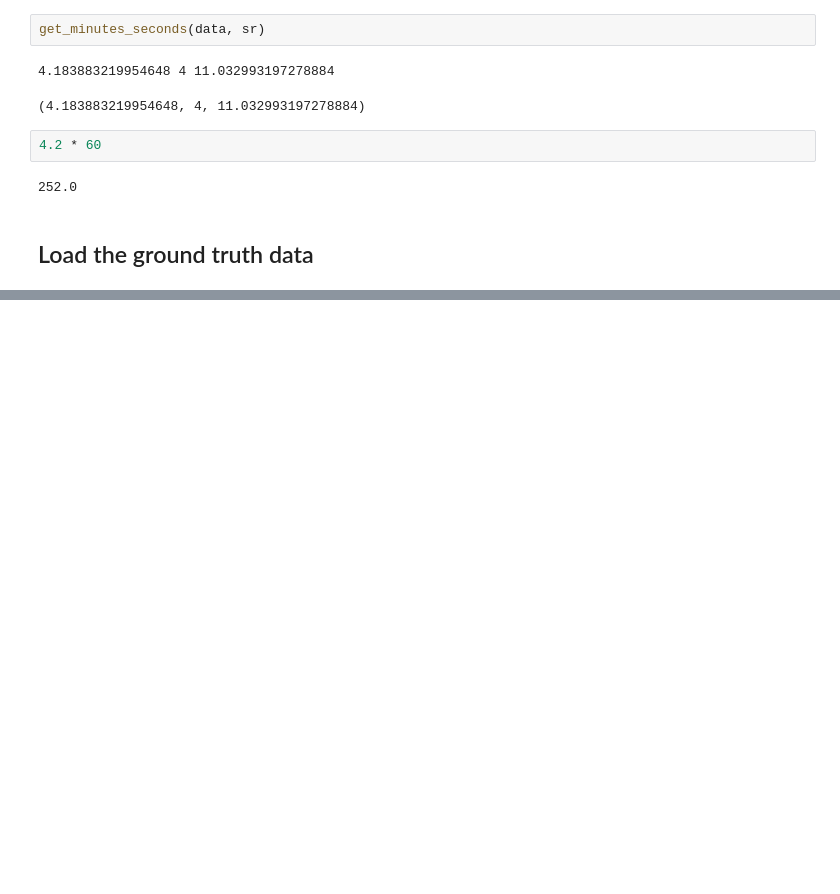
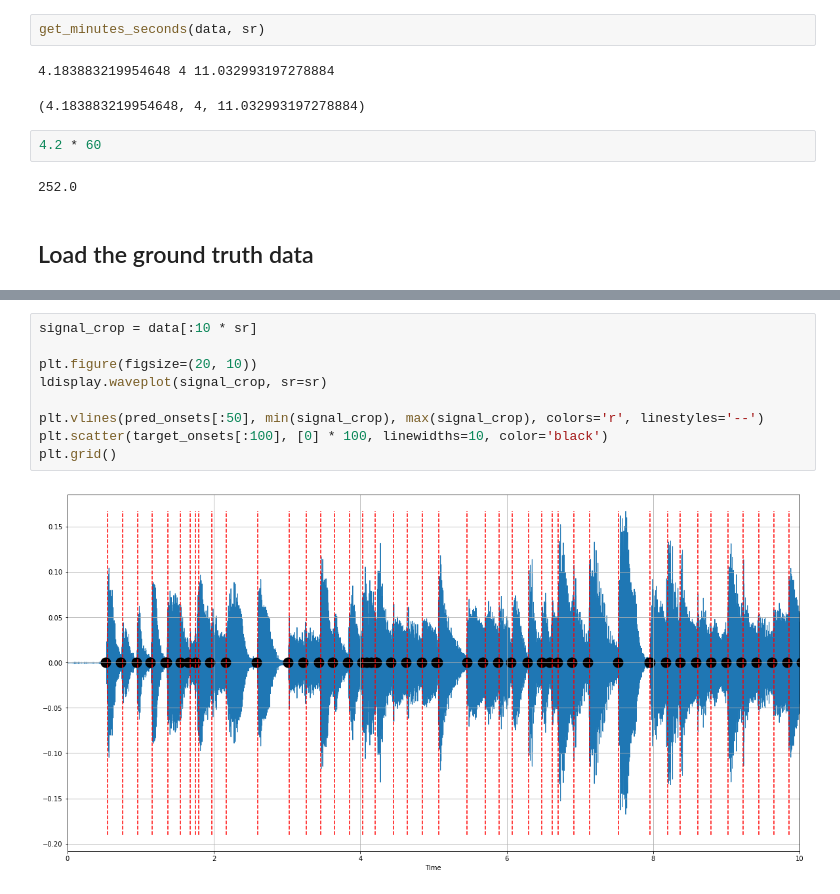
Before and after one commit to anujkhare/music, a Jupyter notebook: explore.ipynb, the cells around one changed output, grey strips where cells are left out. Cells and saved outputs as stored; diff of their text form; blank space fills up the shorter version.

```diff
--- a/explore.ipynb
+++ b/explore.ipynb
@@ -164,0 +168,11 @@ df_annot.MidiPitch.nunique()
+# %%
+signal_crop = data[:10 * sr]
+
+plt.figure(figsize=(20, 10))
+ldisplay.waveplot(signal_crop, sr=sr)
+
+plt.vlines(pred_onsets[:50], min(signal_crop), max(signal_crop), colors='r', linestyles='--')
+plt.scatter(target_onsets[:100], [0] * 100, linewidths=10, color='black')
+plt.grid()
+# %% [output]
+[figure, added]
```
Also changed, not shown: parts of 25 cells of this notebook.
